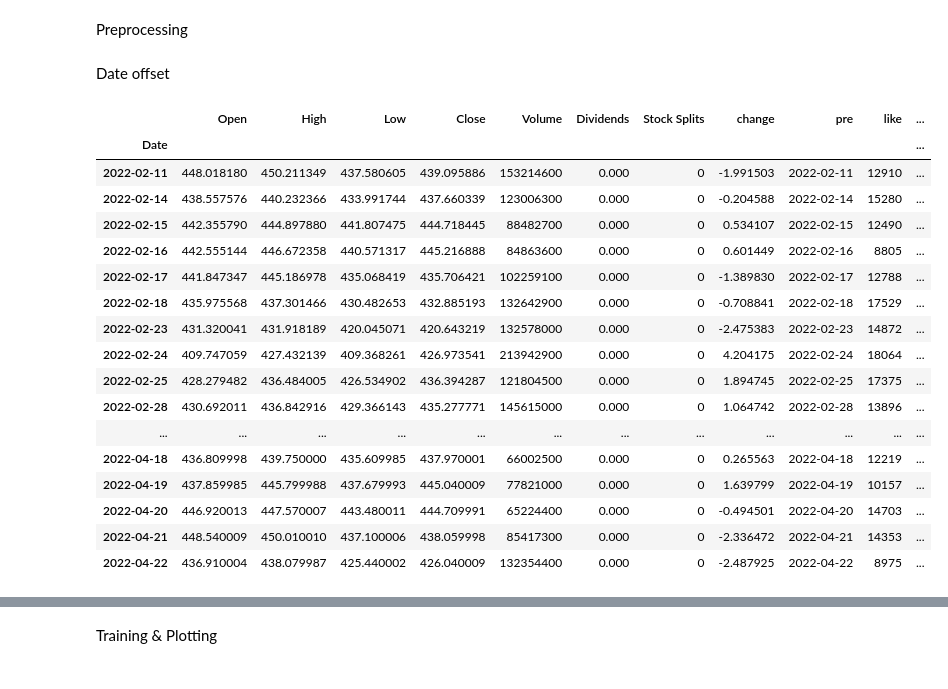
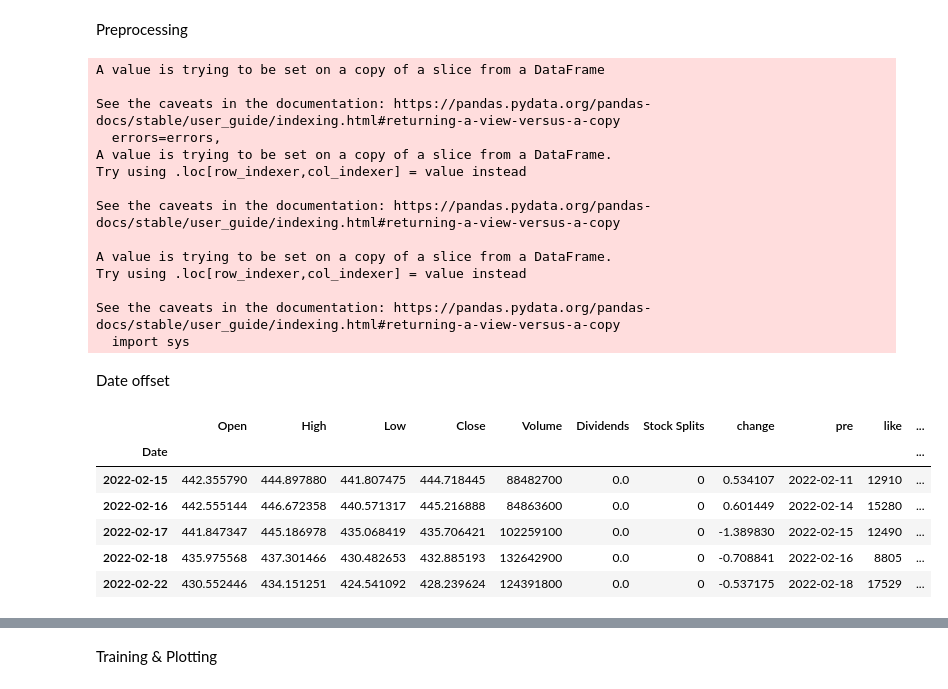
Before and after one commit to serveer/SP500-Tweet-Sentiment, a Jupyter notebook: Market_Predict.ipynb, the cells around one changed output, grey strips where cells are left out. Drawn from its saved outputs; the diff is of its cells as text; code cells hidden in the pictures.

Commit message:
Add files via upload
With old data added and twitter activity analyzed

```diff
--- a/Market_Predict.ipynb
+++ b/Market_Predict.ipynb
@@ -5,10 +25,28 @@ import numpy as np
 # %% [markdown]
 Preprocessing
 # %%
-senti = pd.read_csv('Sentiment_Predicted.csv')
-senti.drop(columns=['Unnamed: 0'],inplace=True)
+senti = pd.read_csv('Sentiment_Predicted.csv',index_col=0)
+senti_old = pd.read_csv('Labelled_old_data.csv',index_col=0)
+senti_old=senti_old[senti_old["text"].str.contains("RT @")==False]
+senti_old.drop(columns=['id'],inplace=True)
 senti = senti[senti['like']!='like']
 senti['predicted_label']-=1
+senti_old['predicted_label']-=1
+# %% [output]
+A value is trying to be set on a copy of a slice from a DataFrame
+
+See the caveats in the documentation: https://pandas.pydata.org/pandas-docs/stable/user_guide/indexing.html#returning-a-view-versus-a-copy
+  errors=errors,
+A value is trying to be set on a copy of a slice from a DataFrame.
+Try using .loc[row_indexer,col_indexer] = value instead
+
+See the caveats in the documentation: https://pandas.pydata.org/pandas-docs/stable/user_guide/indexing.html#returning-a-view-versus-a-copy
+
+A value is trying to be set on a copy of a slice from a DataFrame.
+Try using .loc[row_indexer,col_indexer] = value instead
+
+See the caveats in the documentation: https://pandas.pydata.org/pandas-docs/stable/user_guide/indexing.html#returning-a-view-versus-a-copy
+  import sys
 # %%
 senti['like'] = pd.to_numeric(senti['like'])
 senti['rt'] = pd.to_numeric(senti['rt'])
@@ -20,32 +58,21 @@ senti['date'] = pd.to_datetime(senti['date'])
 senti_final = senti.groupby('date').sum()
 # %%
 spy = yf.Ticker('SPY')
-df = spy.history(start='2022-02-11',end='2022-04-24')
-df['change'] = (df['Close'] - df['Open'])/df['Open']*100
+df = spy.history(start='2020-04-09',end='2022-04-24')
+df['change'] = np.sign((df['Close'] - df['Open'])/df['Open']*100)
 # %% [markdown]
 Date offset
 # %%
-df['pre'] = df.index-pd.tseries.offsets.DateOffset(0)
+df['pre'] = df.index-pd.tseries.offsets.BDay(0)
 # %%
 merged = pd.merge(df,senti_final,left_on='pre',right_index=True)
 # %%
-merged
+merged.head()
 # %% [output]
 |  | Open | High | Low | Close | Volume | Dividends | Stock Splits | change | pre | like | ... |
 | Date |  |  |  |  |  |  |  |  |  |  | ... |
-| 2022-02-11 | 448.018180 | 450.211349 | 437.580605 | 439.095886 | 153214600 | 0.000 | 0 | -1.991503 | 2022-02-11 | 12910 | ... |
-| 2022-02-14 | 438.557576 | 440.232366 | 433.991744 | 437.660339 | 123006300 | 0.000 | 0 | -0.204588 | 2022-02-14 | 15280 | ... |
-| 2022-02-15 | 442.355790 | 444.897880 | 441.807475 | 444.718445 | 88482700 | 0.000 | 0 | 0.534107 | 2022-02-15 | 12490 | ... |
-| 2022-02-16 | 442.555144 | 446.672358 | 440.571317 | 445.216888 | 84863600 | 0.000 | 0 | 0.601449 | 2022-02-16 | 8805 | ... |
-| 2022-02-17 | 441.847347 | 445.186978 | 435.068419 | 435.706421 | 102259100 | 0.000 | 0 | -1.389830 | 2022-02-17 | 12788 | ... |
-| 2022-02-18 | 435.975568 | 437.301466 | 430.482653 | 432.885193 | 132642900 | 0.000 | 0 | -0.708841 | 2022-02-18 | 17529 | ... |
-| 2022-02-23 | 431.320041 | 431.918189 | 420.045071 | 420.643219 | 132578000 | 0.000 | 0 | -2.475383 | 2022-02-23 | 14872 | ... |
-| 2022-02-24 | 409.747059 | 427.432139 | 409.368261 | 426.973541 | 213942900 | 0.000 | 0 | 4.204175 | 2022-02-24 | 18064 | ... |
-| 2022-02-25 | 428.279482 | 436.484005 | 426.534902 | 436.394287 | 121804500 | 0.000 | 0 | 1.894745 | 2022-02-25 | 17375 | ... |
-| 2022-02-28 | 430.692011 | 436.842916 | 429.366143 | 435.277771 | 145615000 | 0.000 | 0 | 1.064742 | 2022-02-28 | 13896 | ... |
-| ... | ... | ... | ... | ... | ... | ... | ... | ... | ... | ... | ... |
-| 2022-04-18 | 436.809998 | 439.750000 | 435.609985 | 437.970001 | 66002500 | 0.000 | 0 | 0.265563 | 2022-04-18 | 12219 | ... |
-| 2022-04-19 | 437.859985 | 445.799988 | 437.679993 | 445.040009 | 77821000 | 0.000 | 0 | 1.639799 | 2022-04-19 | 10157 | ... |
-| 2022-04-20 | 446.920013 | 447.570007 | 443.480011 | 444.709991 | 65224400 | 0.000 | 0 | -0.494501 | 2022-04-20 | 14703 | ... |
-| 2022-04-21 | 448.540009 | 450.010010 | 437.100006 | 438.059998 | 85417300 | 0.000 | 0 | -2.336472 | 2022-04-21 | 14353 | ... |
-| 2022-04-22 | 436.910004 | 438.079987 | 425.440002 | 426.040009 | 132354400 | 0.000 | 0 | -2.487925 | 2022-04-22 | 8975 | ... |
+| 2022-02-15 | 442.355790 | 444.897880 | 441.807475 | 444.718445 | 88482700 | 0.0 | 0 | 0.534107 | 2022-02-11 | 12910 | ... |
+| 2022-02-16 | 442.555144 | 446.672358 | 440.571317 | 445.216888 | 84863600 | 0.0 | 0 | 0.601449 | 2022-02-14 | 15280 | ... |
+| 2022-02-17 | 441.847347 | 445.186978 | 435.068419 | 435.706421 | 102259100 | 0.0 | 0 | -1.389830 | 2022-02-15 | 12490 | ... |
+| 2022-02-18 | 435.975568 | 437.301466 | 430.482653 | 432.885193 | 132642900 | 0.0 | 0 | -0.708841 | 2022-02-16 | 8805 | ... |
+| 2022-02-22 | 430.552446 | 434.151251 | 424.541092 | 428.239624 | 124391800 | 0.0 | 0 | -0.537175 | 2022-02-18 | 17529 | ... |
```
Also changed, not shown: parts of 22 cells of this notebook.
